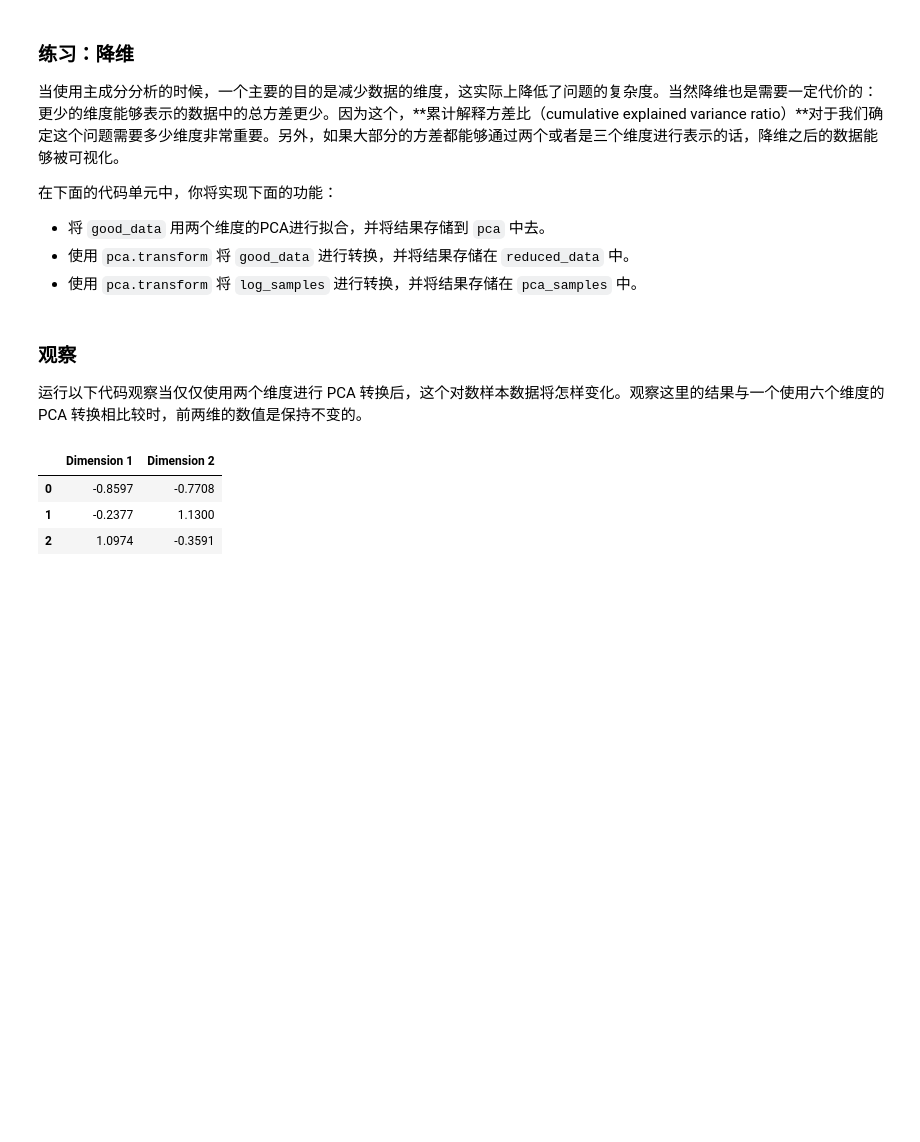
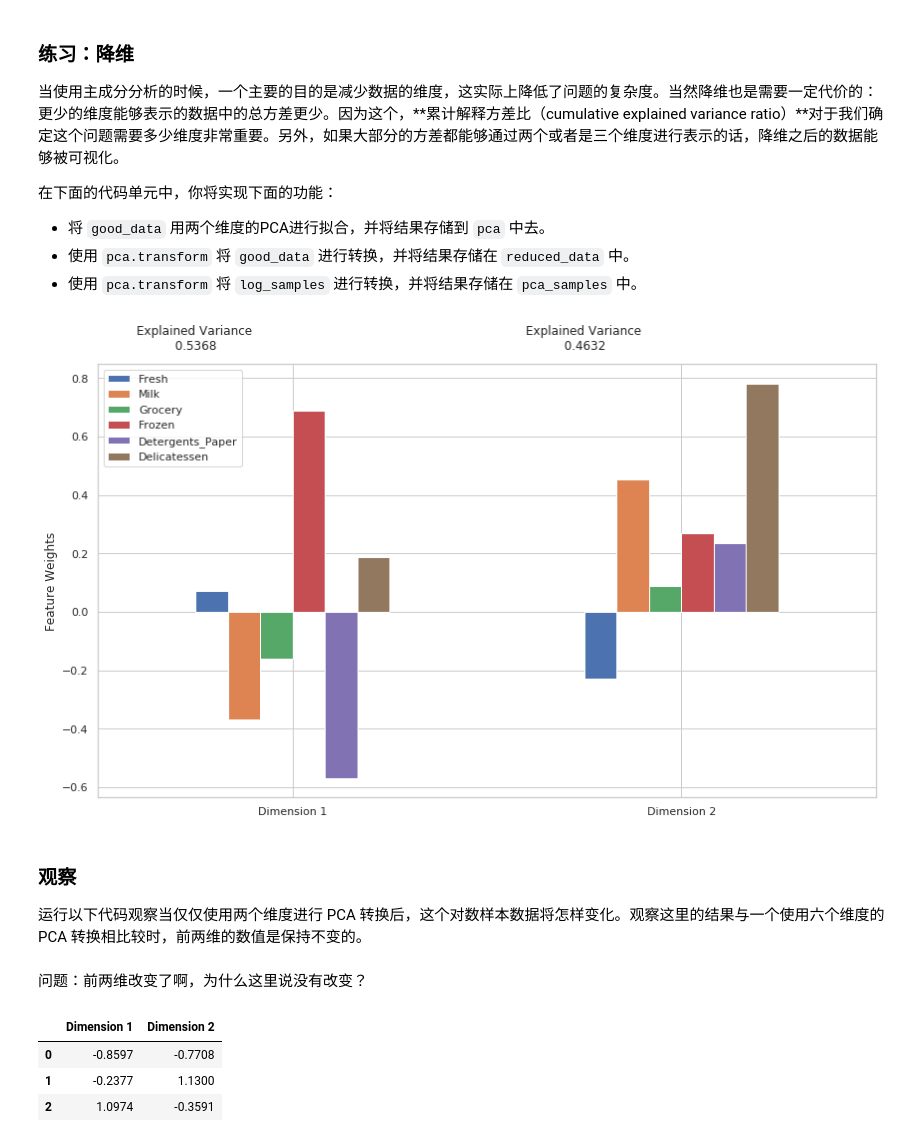
Before and after one commit to daxingxingqi/Custermer_segments, a Jupyter notebook: customer_segments.ipynb, the cells around one changed output. Drawn from its saved outputs; the diff is of its cells as text; code cells hidden in the pictures; blank space fills up the shorter version.

```diff
--- a/customer_segments.ipynb
+++ b/customer_segments.ipynb
@@ -441,18 +445,23 @@ display(pd.DataFrame(np.round(pca_samples, 4), columns = pca_results.index.value
 # %%
 # TODO：通过在good data上进行PCA，将其转换成两个维度
 pca = PCA(n_components = 2, whiten = True)
 
 # TODO：使用上面训练的PCA将good data进行转换
 reduced_data = pca.fit_transform(good_data)
 
 # TODO：使用上面训练的PCA将log_samples进行转换
 pca_samples = pca.fit_transform(log_samples)
 
 # 为降维后的数据创建一个DataFrame
 reduced_data = pd.DataFrame(reduced_data, columns = ['Dimension 1', 'Dimension 2'])
+pca_results = vs.pca_results(good_data, pca)
+# %% [output]
+[figure, added]
 # %% [markdown]
 ### 观察
 运行以下代码观察当仅仅使用两个维度进行 PCA 转换后，这个对数样本数据将怎样变化。观察这里的结果与一个使用六个维度的 PCA 转换相比较时，前两维的数值是保持不变的。
+# %% [markdown]
+问题：前两维改变了啊，为什么这里说没有改变？
 # %%
 # 展示经过两个维度的PCA转换之后的样本log-data
 display(pd.DataFrame(np.round(pca_samples, 4), columns = ['Dimension 1', 'Dimension 2']))
```
Also changed, not shown: parts of 6 cells of this notebook, 1 other file.
